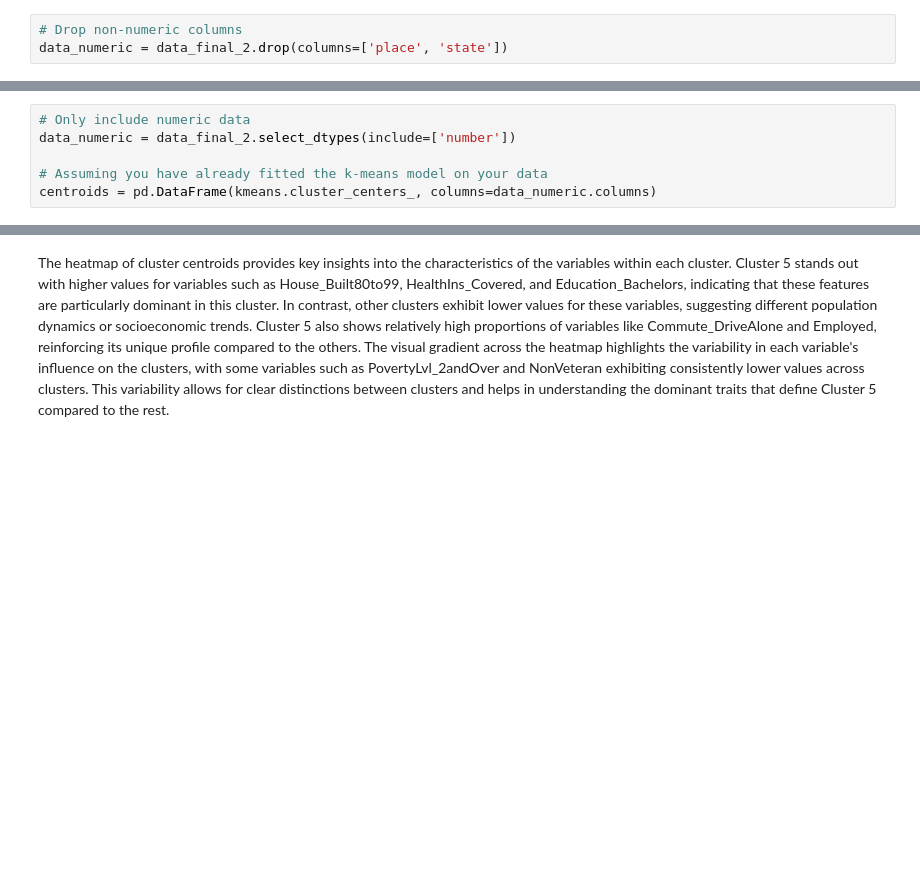
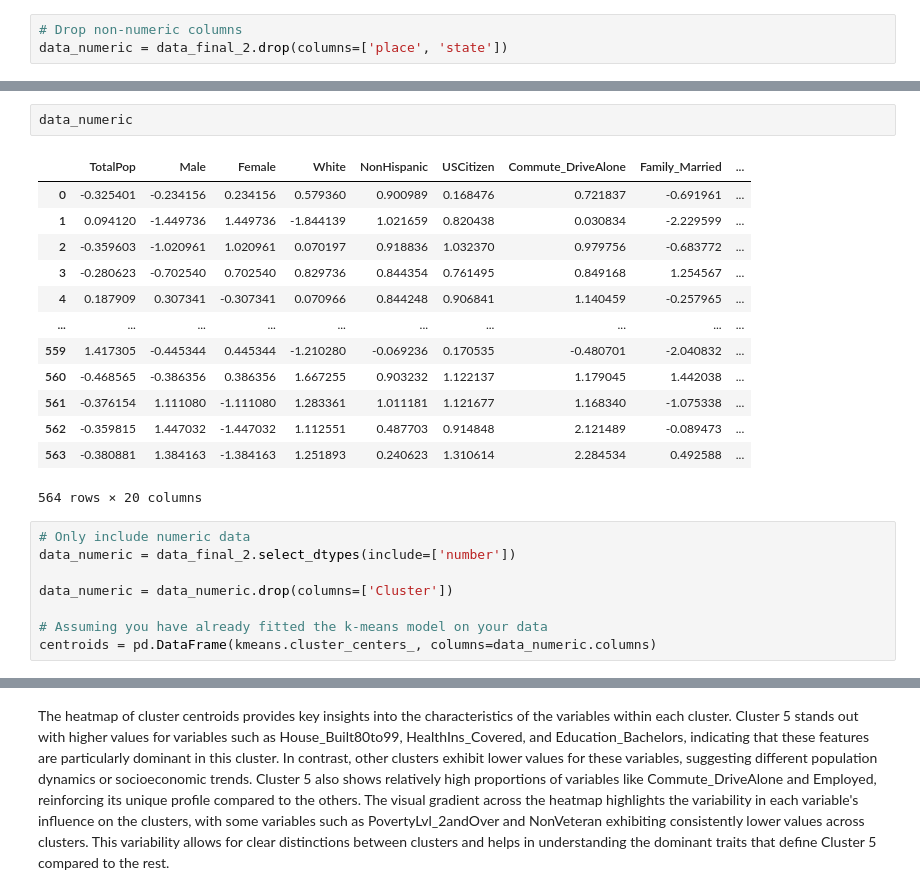
Before and after one commit to brutus-the-homeschooler/Capstone, a Jupyter notebook: Scripts/K-Means/City_of_Dublin_K_Means_Analysis.ipynb, the cells around one changed output, grey strips where cells are left out. Saved outputs shown, nothing was run; the diff lists cells and outputs as text; blank space fills up the shorter version.

```diff
--- a/Scripts/K-Means/City_of_Dublin_K_Means_Analysis.ipynb
+++ b/Scripts/K-Means/City_of_Dublin_K_Means_Analysis.ipynb
@@ -497,7 +500,25 @@ Counts by State:
+# %%
+data_numeric
+# %% [output]
+|  | TotalPop | Male | Female | White | NonHispanic | USCitizen | Commute_DriveAlone | Family_Married | ... |
+| 0 | -0.325401 | -0.234156 | 0.234156 | 0.579360 | 0.900989 | 0.168476 | 0.721837 | -0.691961 | ... |
+| 1 | 0.094120 | -1.449736 | 1.449736 | -1.844139 | 1.021659 | 0.820438 | 0.030834 | -2.229599 | ... |
+| 2 | -0.359603 | -1.020961 | 1.020961 | 0.070197 | 0.918836 | 1.032370 | 0.979756 | -0.683772 | ... |
+| 3 | -0.280623 | -0.702540 | 0.702540 | 0.829736 | 0.844354 | 0.761495 | 0.849168 | 1.254567 | ... |
+| 4 | 0.187909 | 0.307341 | -0.307341 | 0.070966 | 0.844248 | 0.906841 | 1.140459 | -0.257965 | ... |
+| ... | ... | ... | ... | ... | ... | ... | ... | ... | ... |
+| 559 | 1.417305 | -0.445344 | 0.445344 | -1.210280 | -0.069236 | 0.170535 | -0.480701 | -2.040832 | ... |
+| 560 | -0.468565 | -0.386356 | 0.386356 | 1.667255 | 0.903232 | 1.122137 | 1.179045 | 1.442038 | ... |
+| 561 | -0.376154 | 1.111080 | -1.111080 | 1.283361 | 1.011181 | 1.121677 | 1.168340 | -1.075338 | ... |
+| 562 | -0.359815 | 1.447032 | -1.447032 | 1.112551 | 0.487703 | 0.914848 | 2.121489 | -0.089473 | ... |
+| 563 | -0.380881 | 1.384163 | -1.384163 | 1.251893 | 0.240623 | 1.310614 | 2.284534 | 0.492588 | ... |
+564 rows × 20 columns
 # %%
 # Only include numeric data
 data_numeric = data_final_2.select_dtypes(include=['number'])
 
+data_numeric = data_numeric.drop(columns=['Cluster'])
+
 # Assuming you have already fitted the k-means model on your data
 centroids = pd.DataFrame(kmeans.cluster_centers_, columns=data_numeric.columns)
 # %%
```
Also changed, not shown: parts of 9 cells of this notebook, 1 other file.
